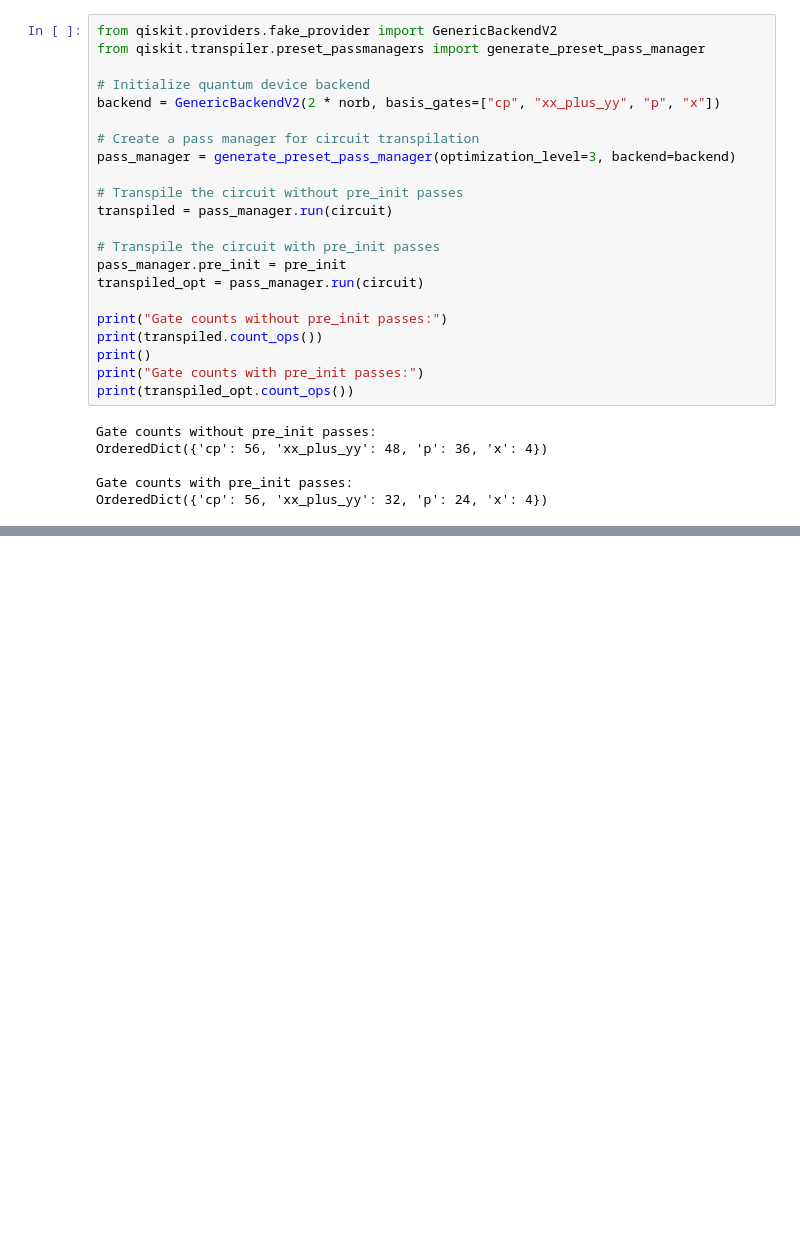
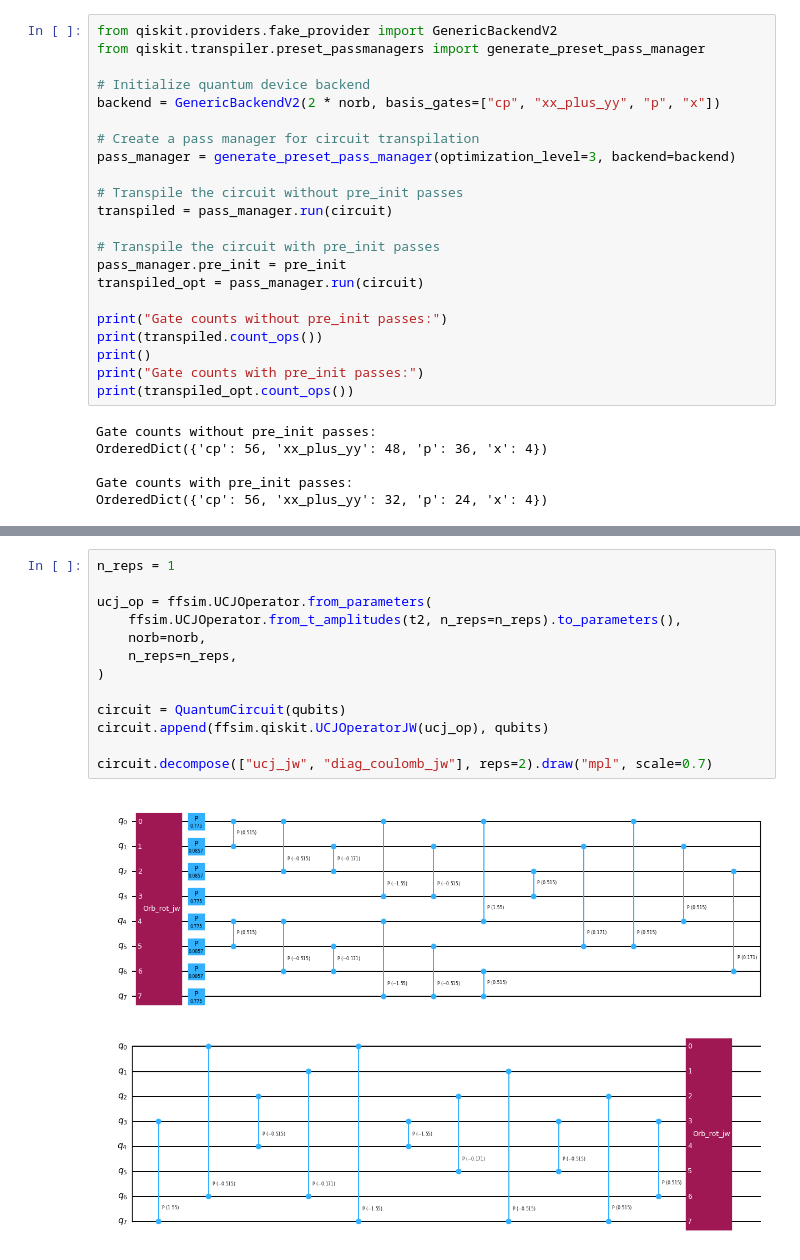
Before and after one commit to kevinsung/ffsim, a Jupyter notebook: .doctrees/nbsphinx/explanations/qiskit-gate-decompositions.ipynb, the cells around one changed output, grey strips where cells are left out. Drawn from its saved outputs; the diff is of its cells as text; blank space fills up the shorter version.

```diff
--- a/.doctrees/nbsphinx/explanations/qiskit-gate-decompositions.ipynb
+++ b/.doctrees/nbsphinx/explanations/qiskit-gate-decompositions.ipynb
@@ -206,0 +213,15 @@ The XXPlusYYGate count is significantly reduced when the `pre_init` passes are u
+# %%
+n_reps = 1
+
+ucj_op = ffsim.UCJOperator.from_parameters(
+    ffsim.UCJOperator.from_t_amplitudes(t2, n_reps=n_reps).to_parameters(),
+    norb=norb,
+    n_reps=n_reps,
+)
+
+circuit = QuantumCircuit(qubits)
+circuit.append(ffsim.qiskit.UCJOperatorJW(ucj_op), qubits)
+
+circuit.decompose(["ucj_jw", "diag_coulomb_jw"], reps=2).draw("mpl", scale=0.7)
+# %% [output]
+[figure, added]
```
Also changed, not shown: parts of 8 cells of this notebook, 25 other files.
